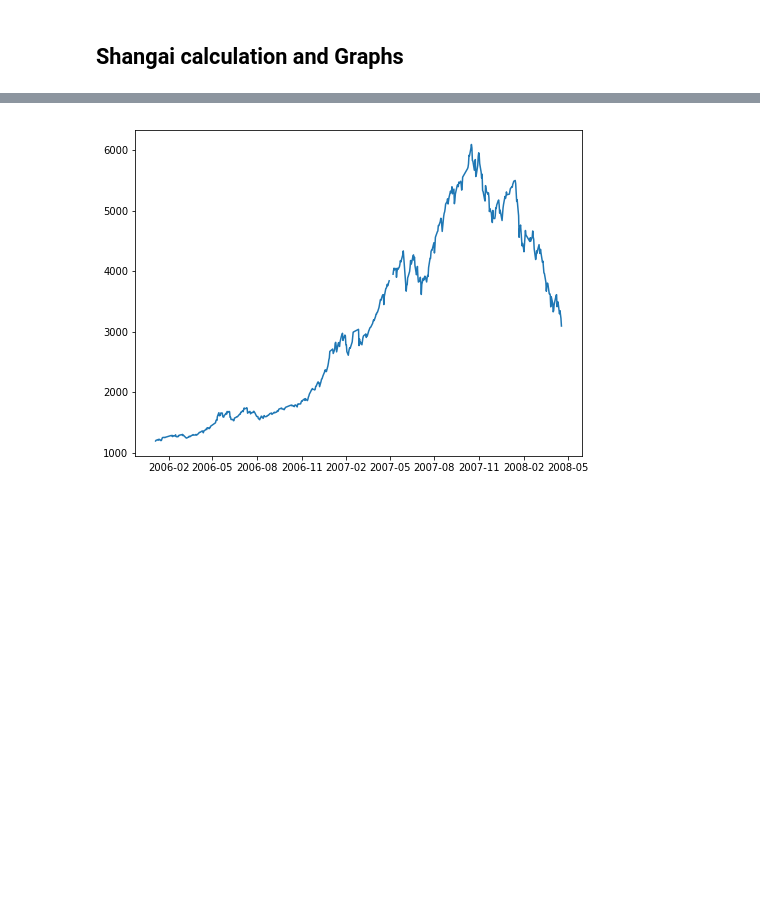
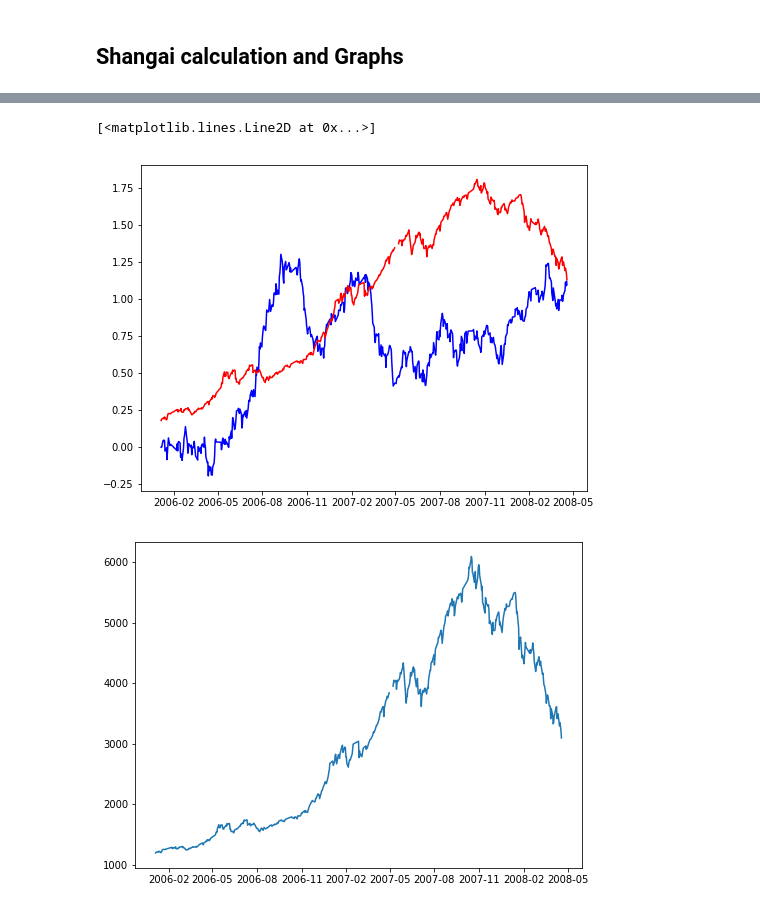
Before and after one commit to sunny2309/projects, a Jupyter notebook: bitcoin_analysis/bitcoin_analysis.ipynb, the cells around one changed output, grey strips where cells are left out. Saved outputs shown, nothing was run; the diff lists cells and outputs as text; code cells hidden in the pictures; blank space fills up the shorter version.

```diff
--- a/bitcoin_analysis/bitcoin_analysis.ipynb
+++ b/bitcoin_analysis/bitcoin_analysis.ipynb
@@ -561,3 +651,13 @@ plt.plot(list(X1.index)+list(X2.index)+list(X3.index),Xt)
+# %%
+Xt,tim = get_series2(0,dt,eta_hat,alpha_hat,sigma_hat,c_hat,total)
+plt.figure(figsize = (8,6))
+timespan = list(X1.index)+list(X2.index)+list(X3.index)
+plt.plot(timespan,Xt,color='blue',label='Xt Sample path')
+adj_price = np.log(np.array(list(X1['Adj Close']/1000)+list(X2['Adj Close']/1000)+list(X3['Adj Close']/1000)))
+plt.plot(timespan, adj_price,color='red',label='log of adj close price')
+# %% [output]
+[<matplotlib.lines.Line2D at 0x...>]
+[figure, added]
 # %%
 X_F = np.array(list(X1.Close.values)+list(X2.Close.values) + list(X3.Close.values))
 X_F += Xt
```
Also changed, not shown: parts of 27 cells of this notebook, 2 other files.
